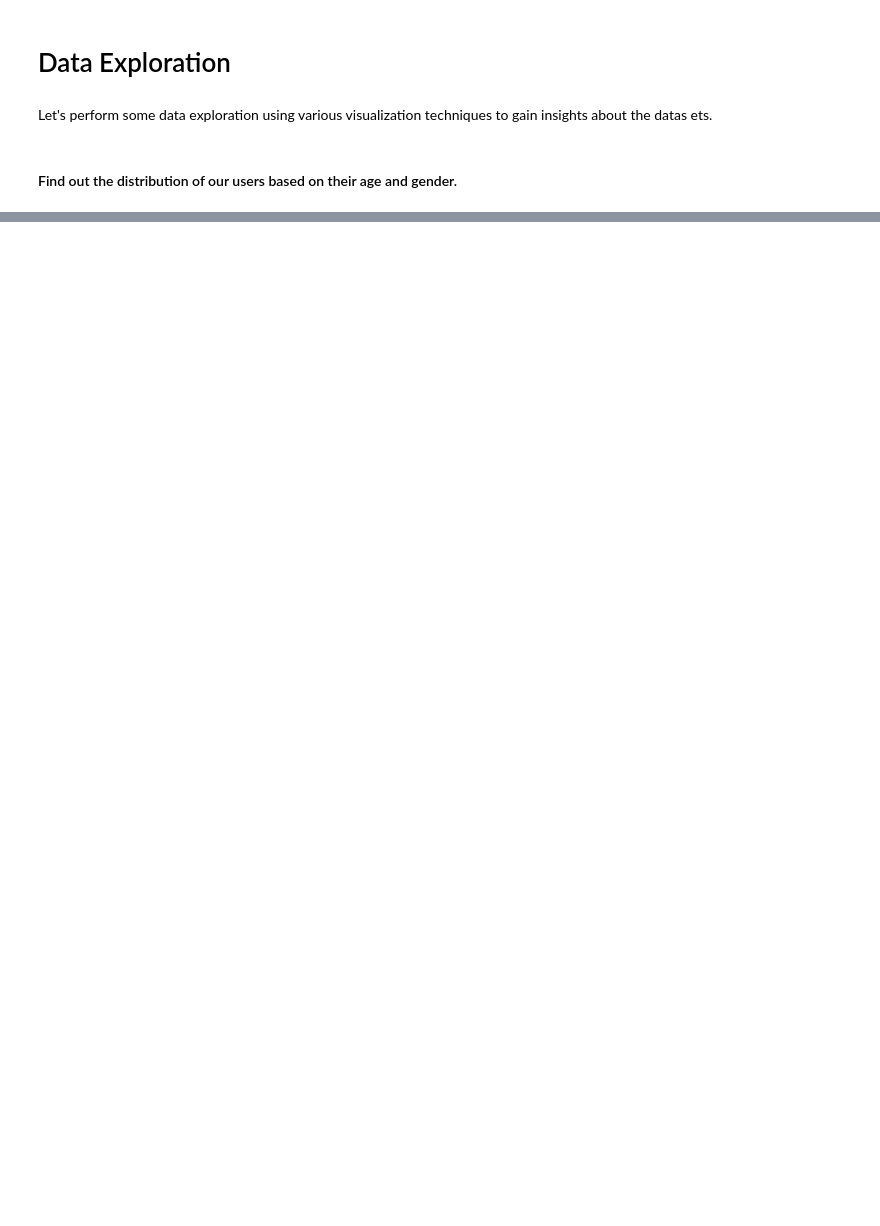
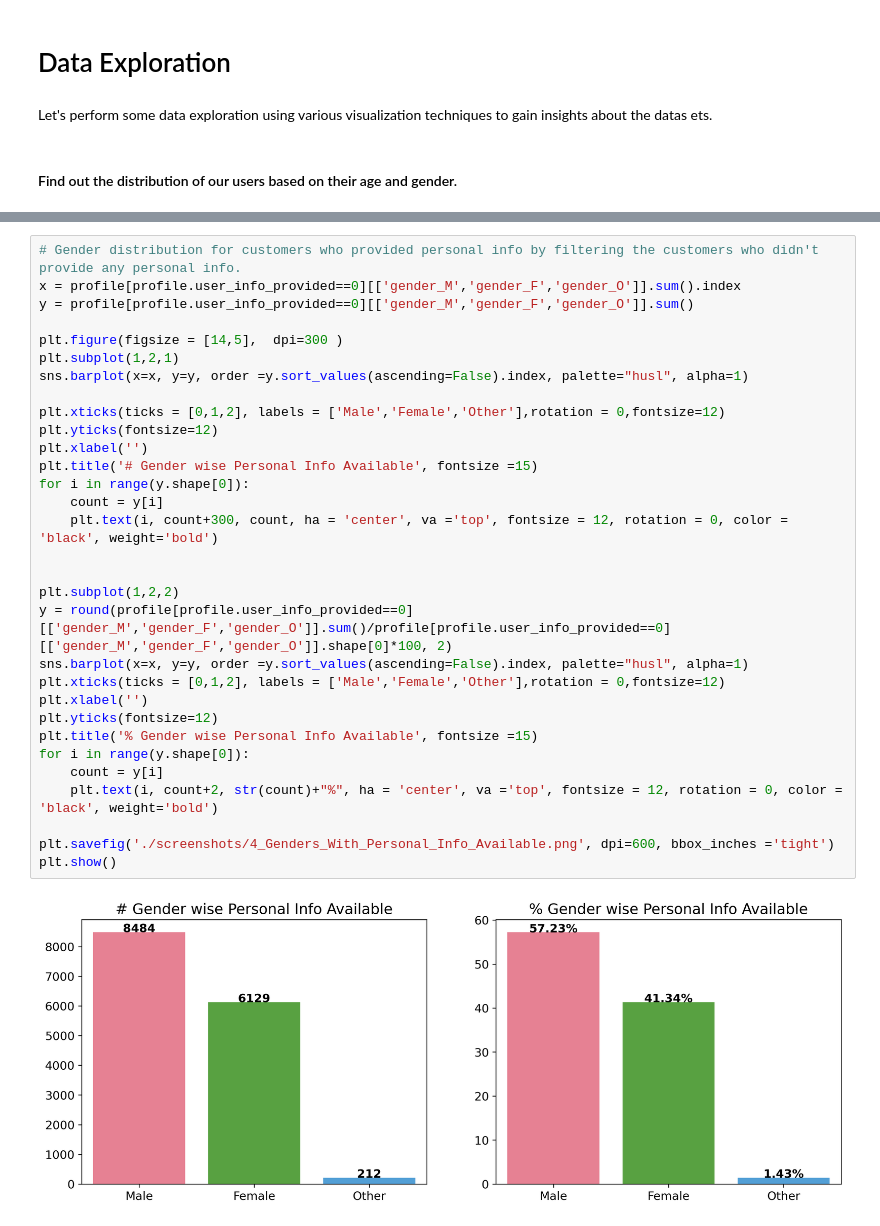
Before and after one commit to SiddharthSabat/Data-Science-and-ML-Portfolio, a Jupyter notebook: Data_Scientist_Starbucks_Capstone/Starbucks_Capstone_notebook.ipynb, the cells around one changed output, grey strips where cells are left out. Cells and saved outputs as stored; diff of their text form; blank space fills up the shorter version.

```diff
--- a/Data_Scientist_Starbucks_Capstone/Starbucks_Capstone_notebook.ipynb
+++ b/Data_Scientist_Starbucks_Capstone/Starbucks_Capstone_notebook.ipynb
@@ -393,0 +517,33 @@ Let's perform some data exploration using various visualization techniques to ga
+# %%
+# Gender distribution for customers who provided personal info by filtering the customers who didn't provide any personal info.
+x = profile[profile.user_info_provided==0][['gender_M','gender_F','gender_O']].sum().index
+y = profile[profile.user_info_provided==0][['gender_M','gender_F','gender_O']].sum()
+
+plt.figure(figsize = [14,5],  dpi=300 )
+plt.subplot(1,2,1)
+sns.barplot(x=x, y=y, order =y.sort_values(ascending=False).index, palette="husl", alpha=1)
+
+plt.xticks(ticks = [0,1,2], labels = ['Male','Female','Other'],rotation = 0,fontsize=12)
+plt.yticks(fontsize=12)
+plt.xlabel('')
+plt.title('# Gender wise Personal Info Available', fontsize =15)
+for i in range(y.shape[0]):
+    count = y[i]
+    plt.text(i, count+300, count, ha = 'center', va ='top', fontsize = 12, rotation = 0, color = 'black', weight='bold')
+
+
+plt.subplot(1,2,2)
+y = round(profile[profile.user_info_provided==0][['gender_M','gender_F','gender_O']].sum()/profile[profile.user_info_provided==0][['gender_M','gender_F','gender_O']].shape[0]*100, 2)
+sns.barplot(x=x, y=y, order =y.sort_values(ascending=False).index, palette="husl", alpha=1)
+plt.xticks(ticks = [0,1,2], labels = ['Male','Female','Other'],rotation = 0,fontsize=12)
+plt.xlabel('')
+plt.yticks(fontsize=12)
+plt.title('% Gender wise Personal Info Available', fontsize =15)
+for i in range(y.shape[0]):
+    count = y[i]
+    plt.text(i, count+2, str(count)+"%", ha = 'center', va ='top', fontsize = 12, rotation = 0, color = 'black', weight='bold')
+
+plt.savefig('./screenshots/4_Genders_With_Personal_Info_Available.png', dpi=600, bbox_inches ='tight')
+plt.show()
+# %% [output]
+[figure, added]
```
Also changed, not shown: parts of 82 cells of this notebook.
